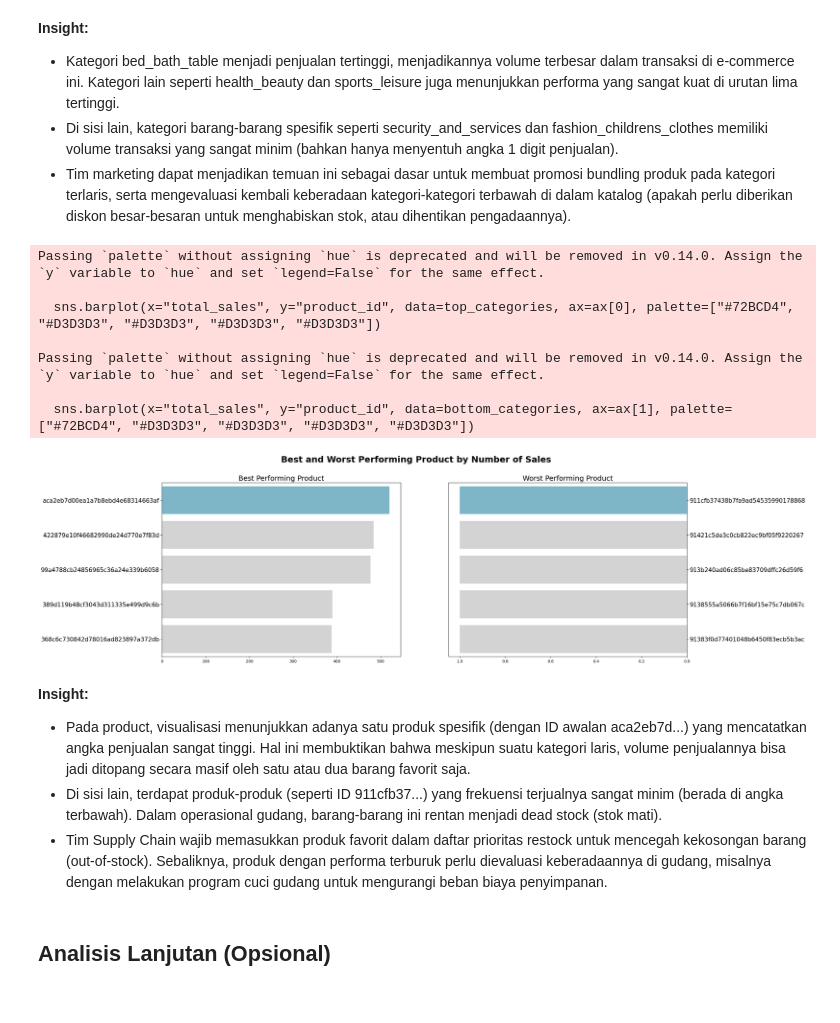
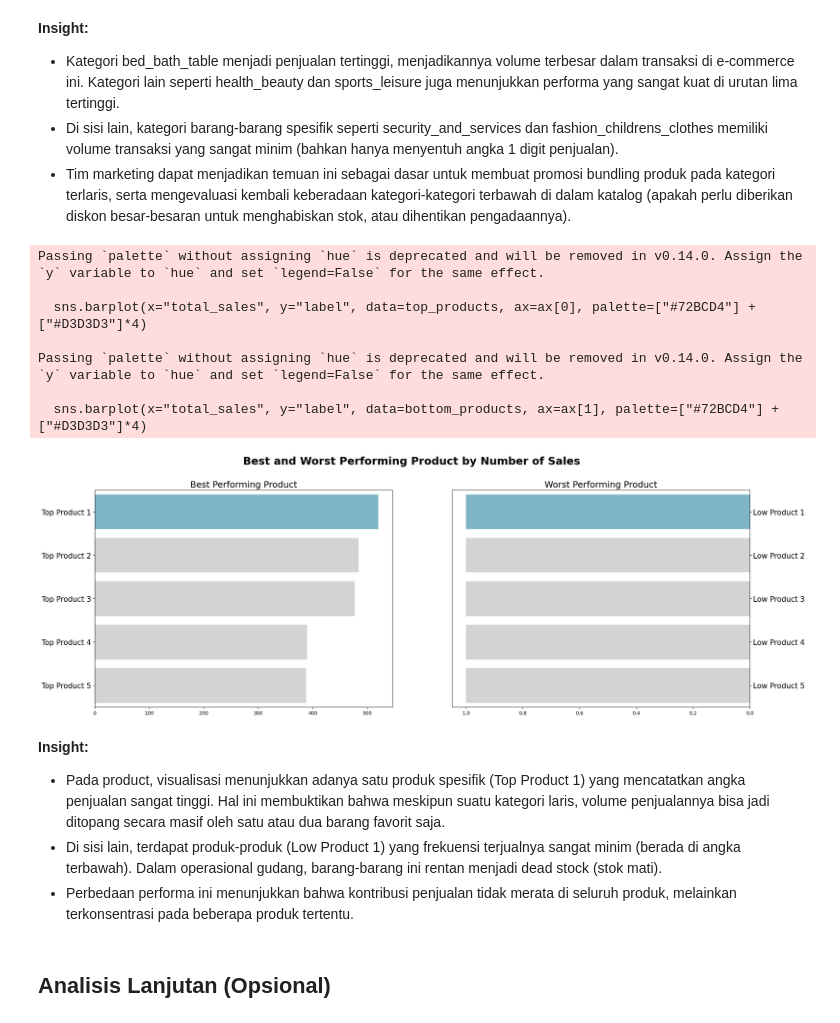
Before and after one commit to daryihsan/dicoding_analisis_data, a Jupyter notebook: Proyek_Analisis_Data.ipynb, the cells around one changed output. Drawn from its saved outputs; the diff is of its cells as text; code cells hidden in the pictures.

```diff
--- a/Proyek_Analisis_Data.ipynb
+++ b/Proyek_Analisis_Data.ipynb
@@ -1288,44 +1288,47 @@ Passing `palette` without assigning `hue` is deprecated and will be removed in v
 # %%
 product_sales = final_sales_df.groupby('product_id').order_id.count().reset_index()
 product_sales.rename(columns={'order_id': 'total_sales'}, inplace=True)
 
-top_categories = product_sales.sort_values(by='total_sales', ascending=False).head(5)
-bottom_categories = product_sales.sort_values(by='total_sales', ascending=True).head(5)
+top_products = product_sales.sort_values(by='total_sales', ascending=False).head(5).copy()
+bottom_products = product_sales.sort_values(by='total_sales', ascending=True).head(5).copy()
+
+top_products['label'] = [f'Top Product {i}' for i in range (1,6)]
+bottom_products['label'] = [f'Low Product {i}' for i in range (1,6)]
 
 fig, ax = plt.subplots(nrows=1, ncols=2, figsize=(24, 8))
 
-sns.barplot(x="total_sales", y="product_id", data=top_categories, ax=ax[0], palette=["#72BCD4", "#D3D3D3", "#D3D3D3", "#D3D3D3", "#D3D3D3"])
+sns.barplot(x="total_sales", y="label", data=top_products, ax=ax[0], palette=["#72BCD4"] + ["#D3D3D3"]*4)
 ax[0].set_ylabel(None)
 ax[0].set_xlabel(None)
 ax[0].set_title("Best Performing Product", loc="center", fontsize=18)
 ax[0].tick_params(axis='y', labelsize=15)
 
-sns.barplot(x="total_sales", y="product_id", data=bottom_categories, ax=ax[1], palette=["#72BCD4", "#D3D3D3", "#D3D3D3", "#D3D3D3", "#D3D3D3"])
+sns.barplot(x="total_sales", y="label", data=bottom_products, ax=ax[1], palette=["#72BCD4"] + ["#D3D3D3"]*4)
 ax[1].set_ylabel(None)
 ax[1].set_xlabel(None)
 ax[1].invert_xaxis()
 ax[1].yaxis.set_label_position("right")
 ax[1].yaxis.tick_right()
 ax[1].set_title("Worst Performing Product", loc="center", fontsize=18)
 ax[1].tick_params(axis='y', labelsize=15)
 
 plt.suptitle("Best and Worst Performing Product by Number of Sales", fontsize=22, fontweight='bold', y=1.0)
 plt.show()
 # %% [output]
 Passing `palette` without assigning `hue` is deprecated and will be removed in v0.14.0. Assign the `y` variable to `hue` and set `legend=False` for the same effect.
 
-  sns.barplot(x="total_sales", y="product_id", data=top_categories, ax=ax[0], palette=["#72BCD4", "#D3D3D3", "#D3D3D3", "#D3D3D3", "#D3D3D3"])
+  sns.barplot(x="total_sales", y="label", data=top_products, ax=ax[0], palette=["#72BCD4"] + ["#D3D3D3"]*4)
 
 Passing `palette` without assigning `hue` is deprecated and will be removed in v0.14.0. Assign the `y` variable to `hue` and set `legend=False` for the same effect.
 
-  sns.barplot(x="total_sales", y="product_id", data=bottom_categories, ax=ax[1], palette=["#72BCD4", "#D3D3D3", "#D3D3D3", "#D3D3D3", "#D3D3D3"])
+  sns.barplot(x="total_sales", y="label", data=bottom_products, ax=ax[1], palette=["#72BCD4"] + ["#D3D3D3"]*4)
-[figure, old version]
+[figure, new version]
 # %% [markdown]
 **Insight:**
 
-- Pada product, visualisasi menunjukkan adanya satu produk spesifik (dengan ID awalan aca2eb7d...) yang mencatatkan angka penjualan sangat tinggi. Hal ini membuktikan bahwa meskipun suatu kategori laris, volume penjualannya bisa jadi ditopang secara masif oleh satu atau dua barang favorit saja.
-- Di sisi lain, terdapat produk-produk (seperti ID 911cfb37...) yang frekuensi terjualnya sangat minim (berada di angka terbawah). Dalam operasional gudang, barang-barang ini rentan menjadi dead stock (stok mati).
-- Tim Supply Chain wajib memasukkan produk favorit dalam daftar prioritas restock untuk mencegah kekosongan barang (out-of-stock). Sebaliknya, produk dengan performa terburuk perlu dievaluasi keberadaannya di gudang, misalnya dengan melakukan program cuci gudang untuk mengurangi beban biaya penyimpanan.
+- Pada product, visualisasi menunjukkan adanya satu produk spesifik (Top Product 1) yang mencatatkan angka penjualan sangat tinggi. Hal ini membuktikan bahwa meskipun suatu kategori laris, volume penjualannya bisa jadi ditopang secara masif oleh satu atau dua barang favorit saja.
+- Di sisi lain, terdapat produk-produk (Low Product 1) yang frekuensi terjualnya sangat minim (berada di angka terbawah). Dalam operasional gudang, barang-barang ini rentan menjadi dead stock (stok mati).
+- Perbedaan performa ini menunjukkan bahwa kontribusi penjualan tidak merata di seluruh produk, melainkan terkonsentrasi pada beberapa produk tertentu.
 # %% [markdown]
 ## Analisis Lanjutan (Opsional)
 # %% [markdown]
```
Also changed, not shown: parts of 6 cells of this notebook, 1 other file.
